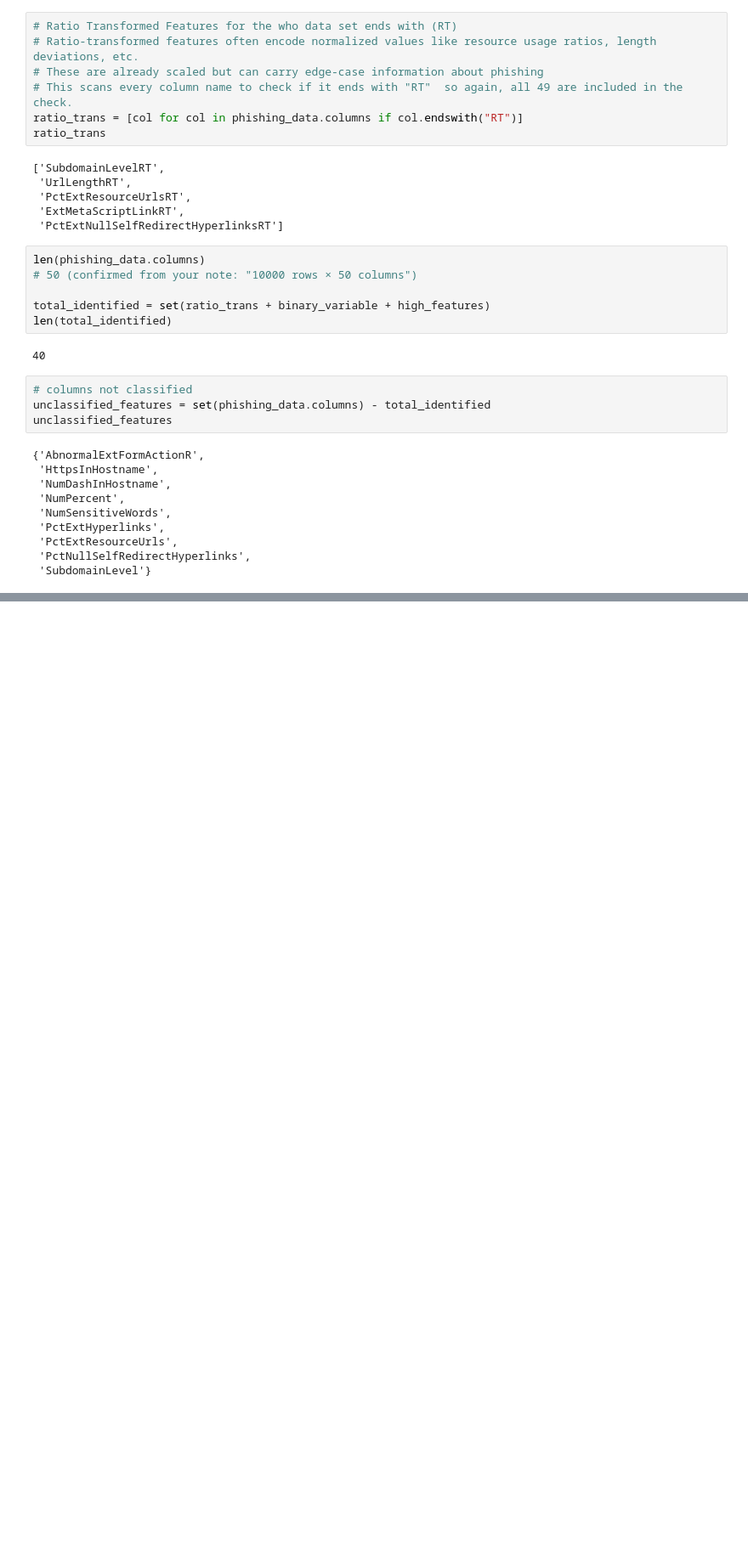
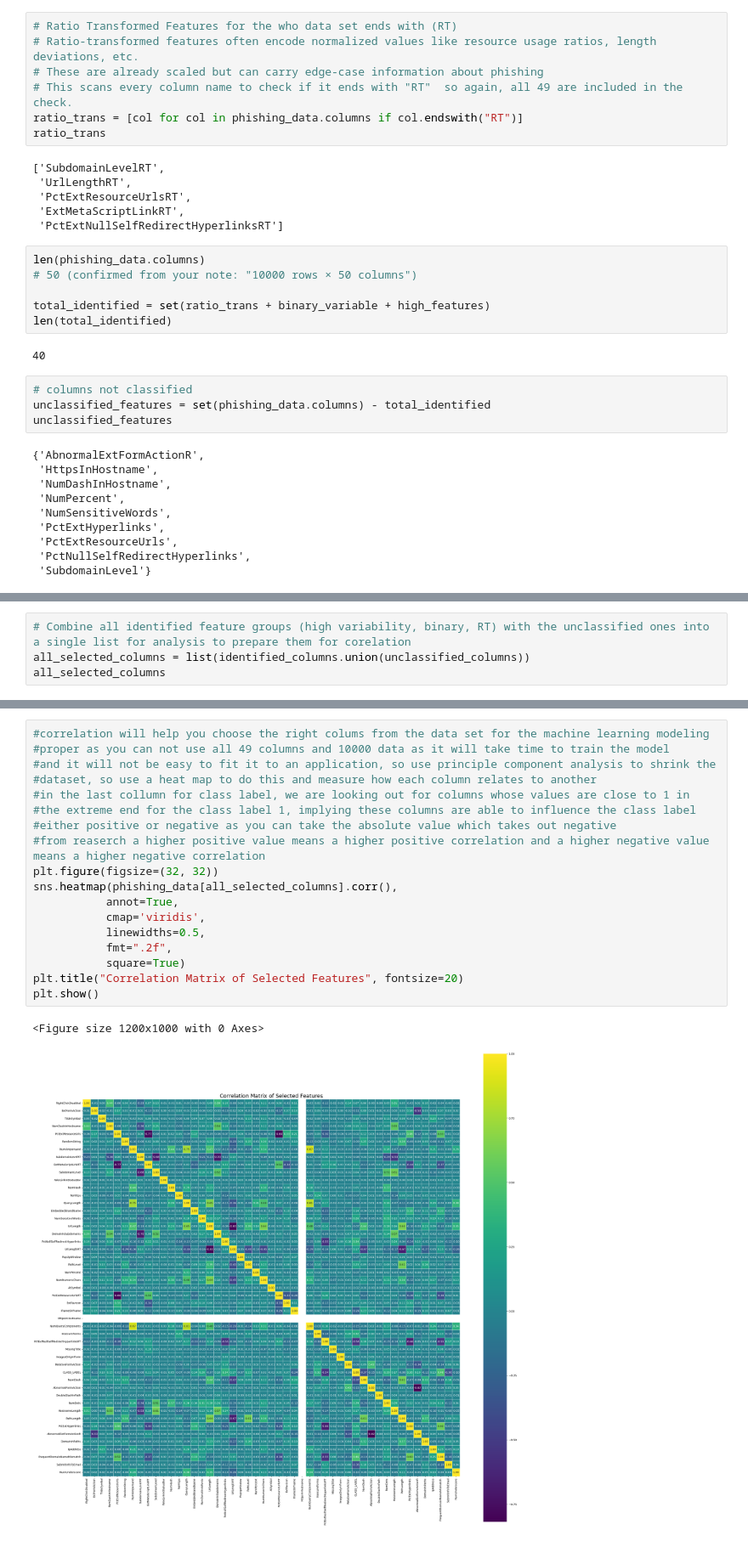
Before and after one commit to Ogierumua/phishing-website-project, a Jupyter notebook: Phishing_website.ipynb, the cells around one changed output, grey strips where cells are left out. Shown at 85% size. Cells and saved outputs as stored; diff of their text form; blank space fills up the shorter version.

```diff
--- a/Phishing_website.ipynb
+++ b/Phishing_website.ipynb
@@ -370 +370,5 @@ Unclassified columns: {'PctExtResourceUrls', 'NumDashInHostname', 'NumSensitiveW
 Total: 9
+# %%
+# Combine all identified feature groups (high variability, binary, RT) with the unclassified ones into a single list for analysis to prepare them for corelation
+all_selected_columns = list(identified_columns.union(unclassified_columns))
+all_selected_columns
@@ -370,0 +393,21 @@ Total: 9
+# %%
+#correlation will help you choose the right colums from the data set for the machine learning modeling
+#proper as you can not use all 49 columns and 10000 data as it will take time to train the model
+#and it will not be easy to fit it to an application, so use principle component analysis to shrink the
+#dataset, so use a heat map to do this and measure how each column relates to another
+#in the last collumn for class label, we are looking out for columns whose values are close to 1 in
+#the extreme end for the class label 1, implying these columns are able to influence the class label
+#either positive or negative as you can take the absolute value which takes out negative
+#from reaserch a higher positive value means a higher positive correlation and a higher negative value means a higher negative correlation
+plt.figure(figsize=(32, 32))
+sns.heatmap(phishing_data[all_selected_columns].corr(),
+           annot=True,
+           cmap='viridis',
+           linewidths=0.5,
+           fmt=".2f",
+           square=True)
+plt.title("Correlation Matrix of Selected Features", fontsize=20)
+plt.show()
+# %% [output]
+<Figure size 1200x1000 with 0 Axes>
+[figure, added]
```
Also changed, not shown: parts of 2 cells of this notebook.
